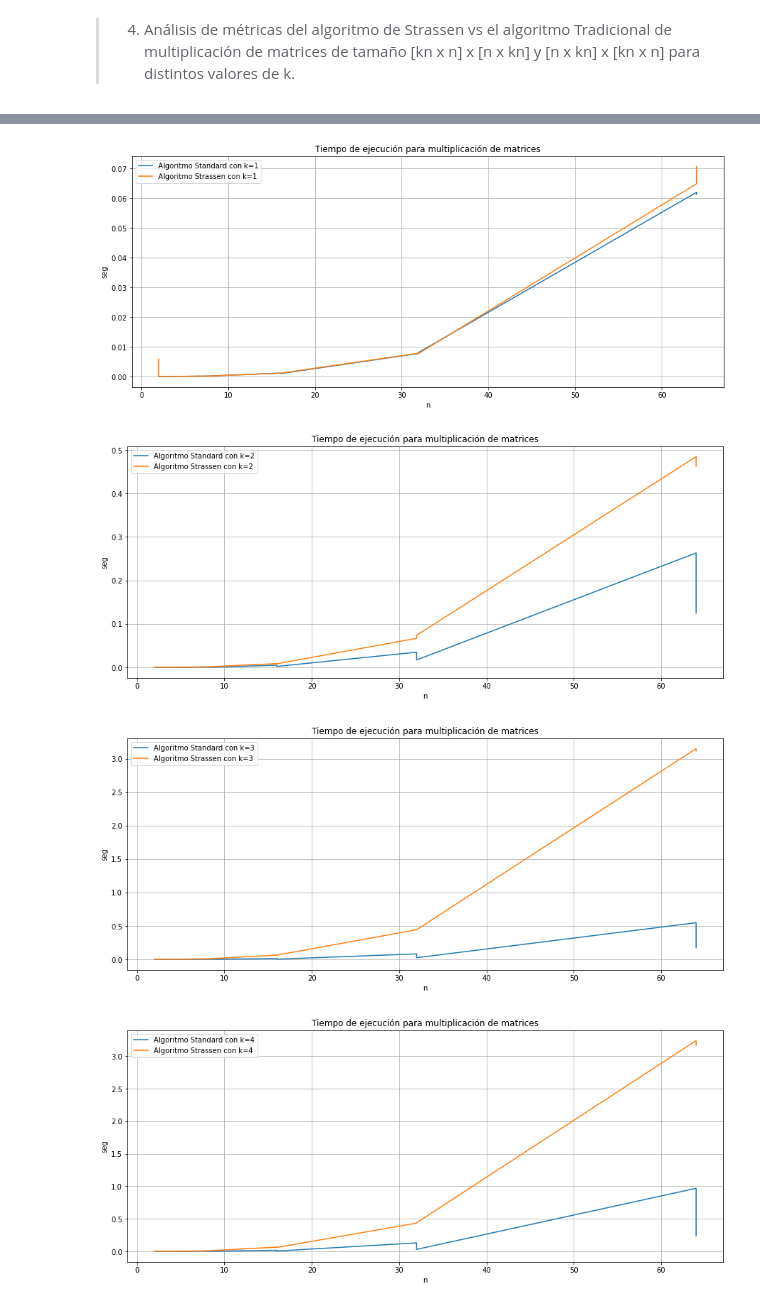
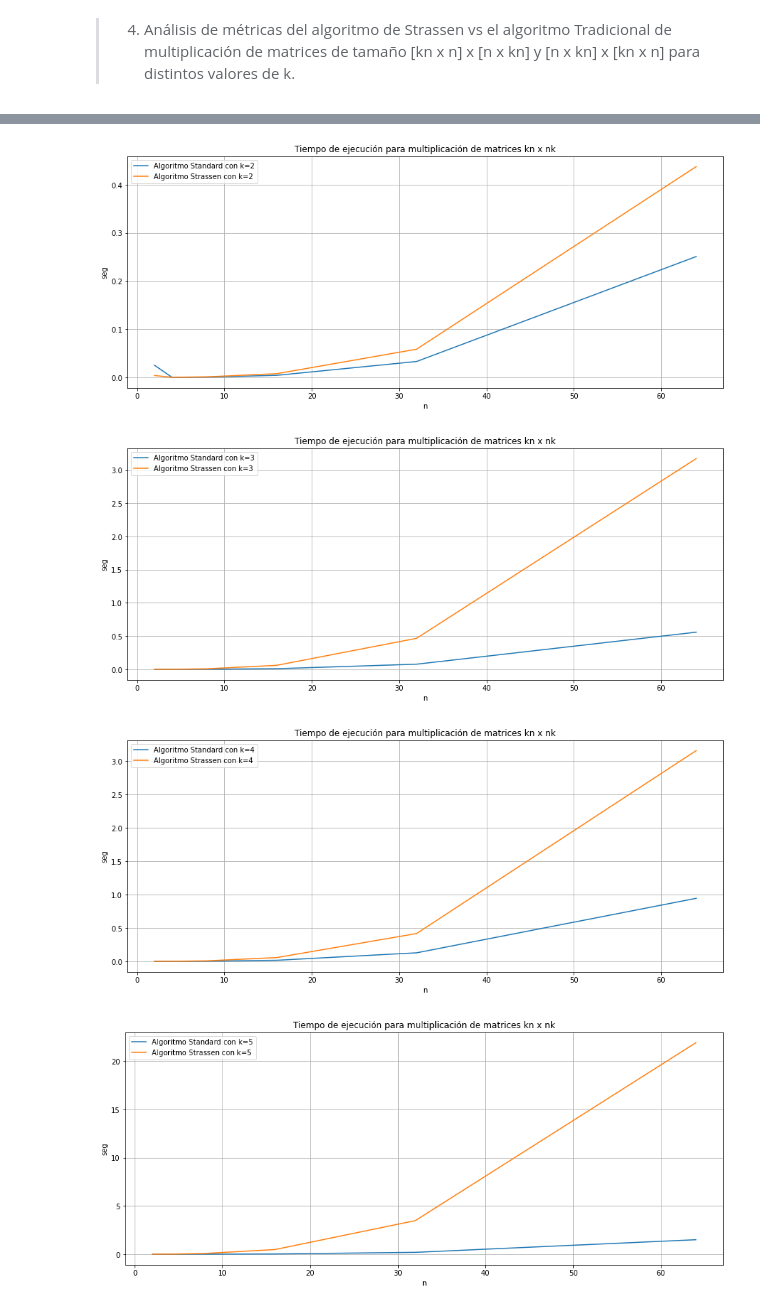
Before and after one commit to RHermosillaUSM/DAA_202001, a Jupyter notebook: Strassen.ipynb, the cells around one changed output, grey strips where cells are left out. Drawn from its saved outputs; the diff is of its cells as text; code cells hidden in the pictures.

```diff
--- a/Strassen.ipynb
+++ b/Strassen.ipynb
@@ -241,7 +241,7 @@ def strassen_general(A, B, sizeA, sizeB):
 stat = pd.DataFrame(columns=['id','algo','n','k','elapsed_time'])
 j = 0
 for k in range(2,10):
-    for m in range(1, 9):
+    for m in range(1, 7):
         i=2**m
         print('-'*60)
         print('k:{}, n:{}'.format(k,i))
@@ -252,13 +252,13 @@ for k in range(2,10):
         start_time = time.time()
         C_1 = matmul(A, B, sizeA, sizeB)
         elapsed_time_c1 = time.time() - start_time
-        stat.loc[j]=[i, 'Standard', i, k, elapsed_time_c1]
+        stat.loc[j]=[i, 'Standard 1', i, k, elapsed_time_c1]
         j += 1
         print('Tiempo para ({}x{})(Standard): {}'.format(sizeA, sizeB, elapsed_time_c1))
         start_time = time.time()
         C_2,n = strassen_general(A, B, sizeA, sizeB)
         elapsed_time_c2 = time.time() - start_time
-        stat.loc[j]=[i, 'Strassen', i, k, elapsed_time_c2]
+        stat.loc[j]=[i, 'Strassen 1', i, k, elapsed_time_c2]
         j += 1
         print('Tiempo para ({}x{})(Strassen): {}'.format((n,n), (n,n), elapsed_time_c2))
         print('-'*30)
@@ -269,13 +269,13 @@ for k in range(2,10):
         start_time = time.time()
         C_1 = matmul(A, B, sizeA, sizeB)
         elapsed_time_c1 = time.time() - start_time
-        stat.loc[j]=[i, 'Standard', i, k, elapsed_time_c1]
+        stat.loc[j]=[i, 'Standard 2', i, k, elapsed_time_c1]
         j += 1
         print('Tiempo para ({}x{})(Standard): {}'.format(sizeA, sizeB, elapsed_time_c1))
         start_time = time.time()
         C_2,n = strassen_general(A, B, sizeA, sizeB)
         elapsed_time_c2 = time.time() - start_time
-        stat.loc[j]=[i, 'Strassen', i, k, elapsed_time_c2]
+        stat.loc[j]=[i, 'Strassen 2', i, k, elapsed_time_c2]
         j += 1
         print('Tiempo para ({}x{})(Strassen): {}'.format((n,n), (n,n), elapsed_time_c2))
     stat.to_csv('data2k.csv')
@@ -316,18 +316,18 @@ stat
 # %%
-for k in range(1, 10):
+for k in range(2, 10):
     plt.figure(figsize=(15,6))
-    plt.title('Tiempo de ejecución para multiplicación de matrices')
+    plt.title('Tiempo de ejecución para multiplicación de matrices kn x nk')
     plt.xlabel('n')
     plt.ylabel('seg')
     plt.grid()
     stat_=stat[stat['k']==k]
-    stat_sta=stat_[stat_['algo']=='Standard']
-    stat_str=stat_[stat_['algo']=='Strassen']
+    stat_sta=stat_[stat_['algo']=='Standard 1']
+    stat_str=stat_[stat_['algo']=='Strassen 1']
     plt.plot(stat_sta['id'],stat_sta['elapsed_time'],label='Algoritmo Standard con k={}'.format(k))
     plt.plot(stat_str['id'],stat_str['elapsed_time'],label='Algoritmo Strassen con k={}'.format(k))
     plt.legend()
 # %% [output]
-[figure, old version]
+[figure, new version]
-[figure, old version]
+[figure, new version]
-[figure, old version]
+[figure, new version]
-[figure, old version]
+[figure, new version]
```
Also changed, not shown: parts of 4 cells of this notebook.
